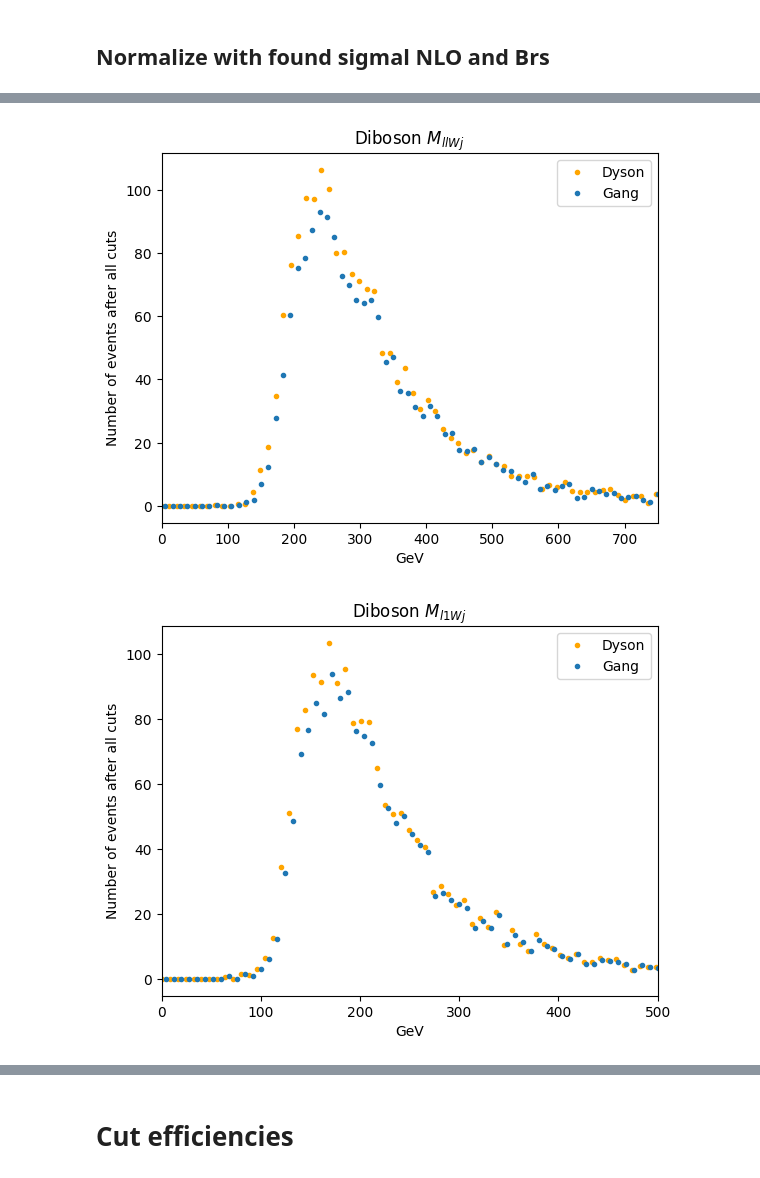
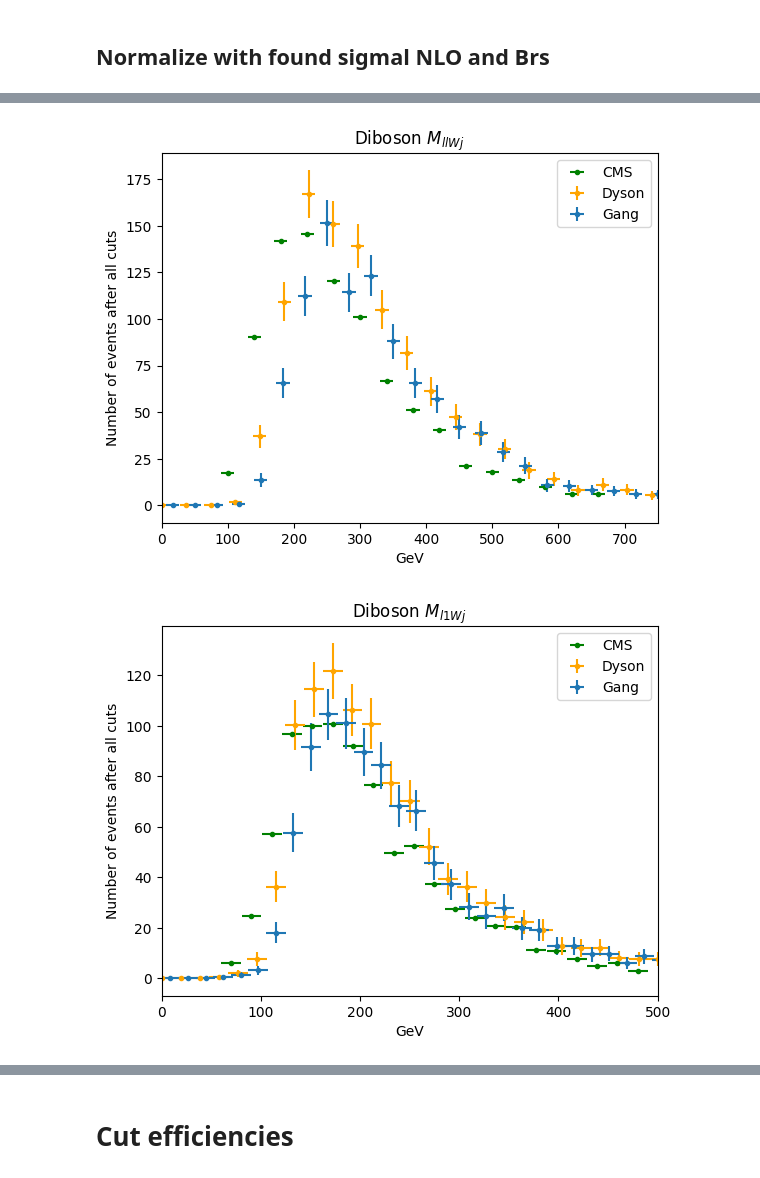
Before and after one commit to dysontk/LFVLNV, a Jupyter notebook: AnalysisAndSuch/Histos.ipynb, the cells around one changed output, grey strips where cells are left out. Saved outputs shown, nothing was run; the diff lists cells and outputs as text; code cells hidden in the pictures.

```diff
--- a/AnalysisAndSuch/Histos.ipynb
+++ b/AnalysisAndSuch/Histos.ipynb
@@ -118,14 +118,3 @@ def getGangData(eventType):
         npOutput = np.array(output)
         GangDataDict.update({dtyp:npOutput})
     return GangDataDict
-# %%
-mu_allowed = False
-MydatGroups = {'diboson': ['WZ2j', 'ZZ2j'], 'JF': ['ttbar', 'W3j']}
-gang_paths = {'diboson':'prompt_NR_highSR1/',
-              'JF': 'jetfake_NR_highSR1/'}
-my_start_dir = f'/Users/dysonk/Work/Good comparisons/GangOrder/{'muAnde' if mu_allowed else 'just_ee'}/AnalysisOutput/'
-my_FileTags = {'ll': 'Mass_2jW2l',
-               'l1': 'Mass_2jW1l0',
-               'l2': 'Mass_2jW1l1'}
-GangdatGroups = {'diboson': ['WZ', 'ZZ'], 'JF': ['ttbarJF', 'W3j']}
-MydatGroups = {'diboson': ['WZ2j', 'ZZ2j'], 'JF': ['ttbar', 'W3j']}
@@ -188,7 +159,9 @@ for htyp in GangDataDict:
         GangDataPlotX = 0
         GangDataPlotY = 0
         for dt in MydatGroups[dg]:
+            # print(my_start_dir)
             myData.update({dt:combineHistos.get_data(dt, my_FileTags[htyp], my_start_dir)})
+            print(len(myData[dt]['data']))
             my_y = np.linspace(myData[dt]['bounds'][0], myData[dt]['bounds'][1], len(myData[dt]['data']))
             myDataPlot += myData[dt]['data']
             # print(GangDataPlotY)
@@ -203,8 +176,9 @@ for htyp in GangDataDict:
         print("Gang's total events ", np.sum(GangsY))
         # myDataPlot = myDataPlot #* CMS_nEvents
         axes.set_title('Diboson ' + plotInfo[htyp]['title'])
-        plt.errorbar(my_y,  myDataPlot, xerr=10, yerr=(myDataPlot)**(1/2), color = 'orange', fmt='.', label='Dyson')
-        plt.errorbar(GangsX, GangsY, fmt='.', label='Gang')
+        # plt.errorbar(my_y,  /n, color = 'orange', fmt='.', label='Dyson')
+        plt.errorbar(my_y,  myDataPlot/np.sum(myDataPlot), color = 'orange', fmt='.', label='Dyson')
+        plt.errorbar(GangsX, GangsY/np.sum(GangsY), fmt='.', label='Gang')
         plt.xlim(plotInfo[htyp]['bounds'])
         plt.ylabel('Number of events after all cuts')
         plt.xlabel('GeV')
@@ -320,14 +266,15 @@ Gang's total events  155055.61909750002
 # %% [markdown]
 ## Normalize with found sigmal NLO and Brs
 # %%
-
+path_to_Gang = '/Users/dysonk/Work/Gang_analysis/'
 
 eTdict = {'WZ2j':'WZ',
         'ZZ2j':'ZZ'}
 for htyp in GangDataDict:
 
     fig, axes = plt.subplots()
-
+    CMS_to_plot = get_data(init_dir+CMSFileTags[htyp]+'3.dat') - get_data(init_dir+CMSFileTags[htyp]+'1.dat')
+    axes.errorbar(CMS_linspaces[htyp], CMS_to_plot, xerr=10, label='CMS', fmt='.', color='green')
     for  dg in GangdatGroups:
         if (dg=='JF'):
             continue
@@ -352,8 +299,8 @@ for htyp in GangDataDict:
         print("Gang's total events ", np.sum(GangsY))
         # myDataPlot = myDataPlot #* CMS_nEvents
         axes.set_title('Diboson ' + plotInfo[htyp]['title'])
-        plt.errorbar(my_y,  myDataPlot, color = 'orange', fmt='.', label='Dyson')
-        plt.errorbar(GangsX, GangsY, fmt='.', label='Gang')
+        plt.errorbar(my_y,  myDataPlot, xerr=10, yerr=(myDataPlot)**(1/2), color = 'orange', fmt='.', label='Dyson')
+        plt.errorbar(GangsX, GangsY, xerr=10, yerr=(GangsY)**(1/2), fmt='.', label='Gang')
         plt.xlim(plotInfo[htyp]['bounds'])
         plt.ylabel('Number of events after all cuts')
         plt.xlabel('GeV')
@@ -380,2 +327,2 @@ Gang's total events  1638.5
-[figure, old version]
+[figure, new version]
-[figure, old version]
+[figure, new version]
```
Also changed, not shown: parts of 14 cells of this notebook, 2 other files.
